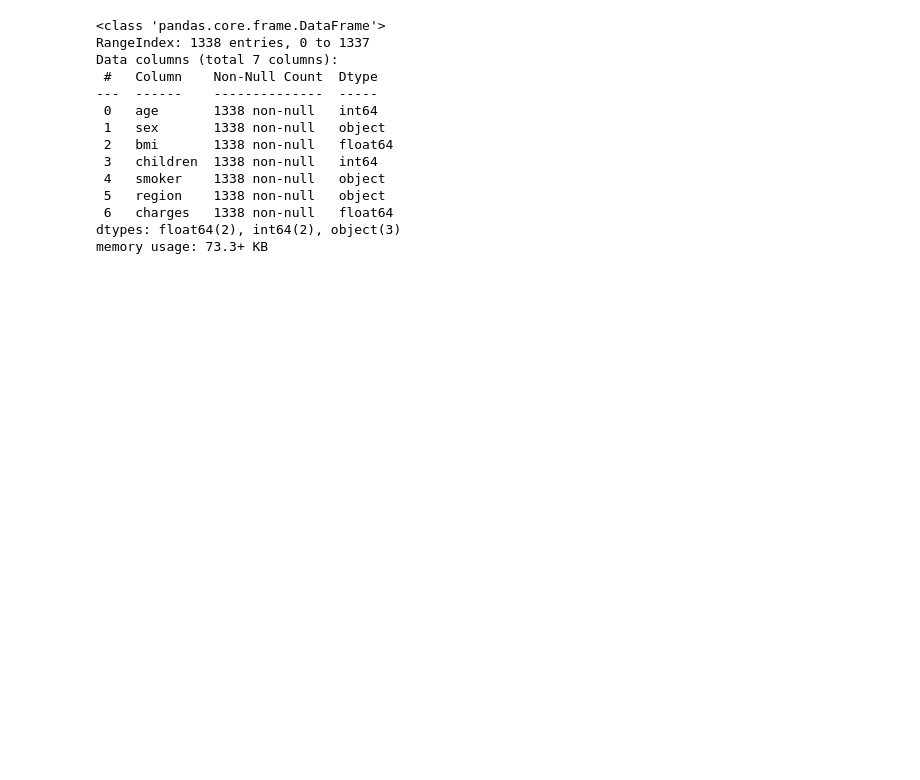
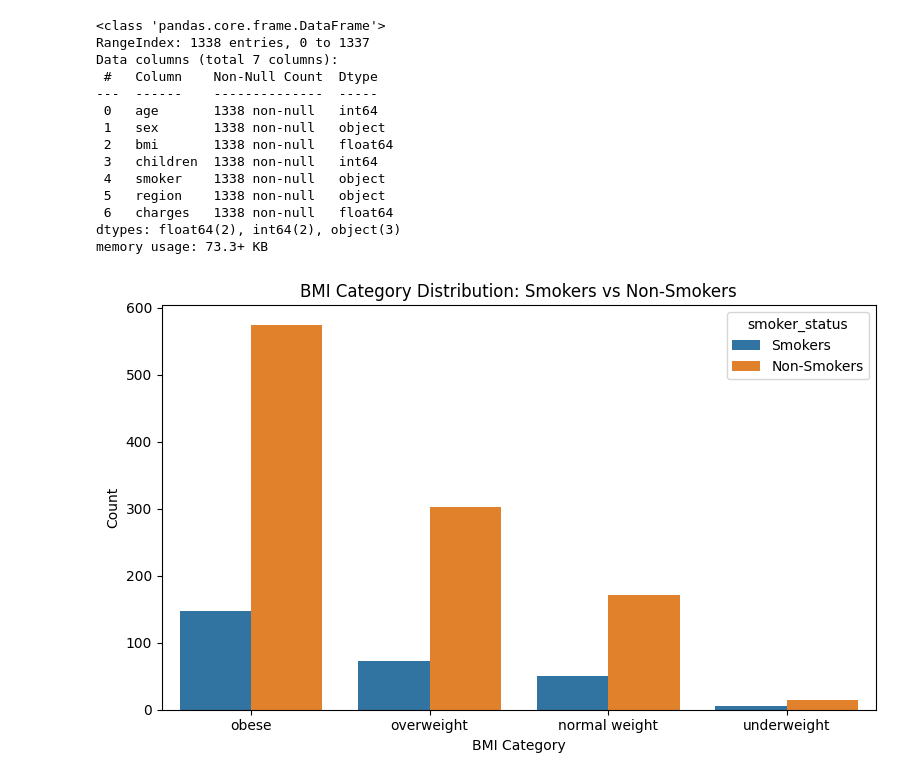
Before and after one commit to ali-khurshid/My-Individual-Project, a Jupyter notebook: jupyter_notebooks/My Code/My Code.ipynb, the cells around one changed output. Drawn from its saved outputs; the diff is of its cells as text; code cells hidden in the pictures; blank space fills up the shorter version.

```diff
--- a/jupyter_notebooks/My Code/My Code.ipynb
+++ b/jupyter_notebooks/My Code/My Code.ipynb
@@ -69,30 +69,121 @@ nonsmoker_bmi_df = nonsmoker_bmi_count(df)
 
 combined_df = pd.merge(
     smoker_bmi_df,
     nonsmoker_bmi_df,
     on="bmi_category",
     how="outer",
 )
 
 combined_df
 
 # Melt the DataFrame to long format for Seaborn
 df_long = combined_df.melt(id_vars='bmi_category',
                            value_vars=['count_smoker','count_nonsmoker'],
                            var_name='smoker_status',
                            value_name='count')
+
+#Rename values for clarity
+df_long['smoker_status'] = df_long['smoker_status'].replace({
+    'count_smoker': 'Smokers',
+    'count_nonsmoker': 'Non-Smokers'
+})
+
+# Plot a bar chart to compare BMI category dsistribution for Smokers vs Non Smokers
+plt.figure(figsize=(8,5))
+sns.barplot(data=df_long, x='bmi_category', y='count', hue='smoker_status')
+plt.xlabel("BMI Category")
+plt.ylabel("Count")
+plt.title("BMI Category Distribution: Smokers vs Non-Smokers")
+plt.tight_layout()
+plt.show()
+
+#Hypothesis 1 result --> Clearly, smoking has no impact on being obese or overweight
+
+
+# Hypothesis 2: BMI category has a direct impact on insurance charges
+
+plt.figure(figsize=(8,5))
+sns.boxenplot(data=df, x='bmi_category',y='charges', hue='smoker')
+plt.xlabel('BMI Category')
+plt.ylabel('Insurance Charges')
+plt.title('Insurance Charge Distribution vs BMI Category and Smoker Status')
+plt.tight_layout
+plt.show()
+
+#Hypothesis 2 result --> Smokers do get charged more vs non smokers, and also that the more weight a smoker puts on,
+#  the risk of making a health claim increases, which is reflected in higher charges by client
+
+# Hypothesis 3: Insurance Charges vs Region
+
+plt.figure(figsize=(8,5))
+sns.boxplot(data=df, x='region',y='charges', hue='region')
+plt.xlabel('Region')
+plt.ylabel('Insurance Charges')
+plt.title('Insurance Charge Distribution vs Region')
+plt.tight_layout
+plt.show()
+
+#Hypothesis 4 Age has a strong correlation with insurance charges, and that BMI and smoker status will augment the risk factor
+
+"""
+Function to create age groups
+
+"""
+
+def age_group(age):
+    if age < 12:
+        return "Child"
+    elif 13 <= age < 20:
+        return "Teen"
+    elif 20 <= age < 60:
+        return "Adult"
+    else:
+        return "Senior"
+
+
+    #add a new column in the df for age group
+df["age_group"] = df["age"].apply(age_group)
+df["age_group"] = df["age_group"].astype(str)
+df.head(25)
+
+fig = px.box(
+    df,
+    x="age_group",
+    y="charges",
+    color="sex",
+    labels = {"age_group":"Age Group",
+          "charges":"Insurance Charge"
+          },
+title = "Interactive Boxplot for Insurance Charge vs Age Group and Gender",
+hover_name = "region"
+)
+
+
+# Layout improvements
+fig.update_layout(
+    xaxis_tickangle=-45,
+    template="plotly_white",
+    title_font_size=20,
+    margin=dict(l=50, r=50, t=80, b=50)
+)
+
+fig.show()
+# df_corr = df.corr(method='pearson')
+
+# fig = px.density_heatmap(data=df,x="df_corr", y = )
 # %% [output]
 <class 'pandas.core.frame.DataFrame'>
 RangeIndex: 1338 entries, 0 to 1337
 Data columns (total 7 columns):
  #   Column    Non-Null Count  Dtype
 ---  ------    --------------  -----
  0   age       1338 non-null   int64
  1   sex       1338 non-null   object
  2   bmi       1338 non-null   float64
  3   children  1338 non-null   int64
  4   smoker    1338 non-null   object
  5   region    1338 non-null   object
  6   charges   1338 non-null   float64
 dtypes: float64(2), int64(2), object(3)
 memory usage: 73.3+ KB
+[figure, added]
```
Also changed, not shown: parts of 1 cell of this notebook.
